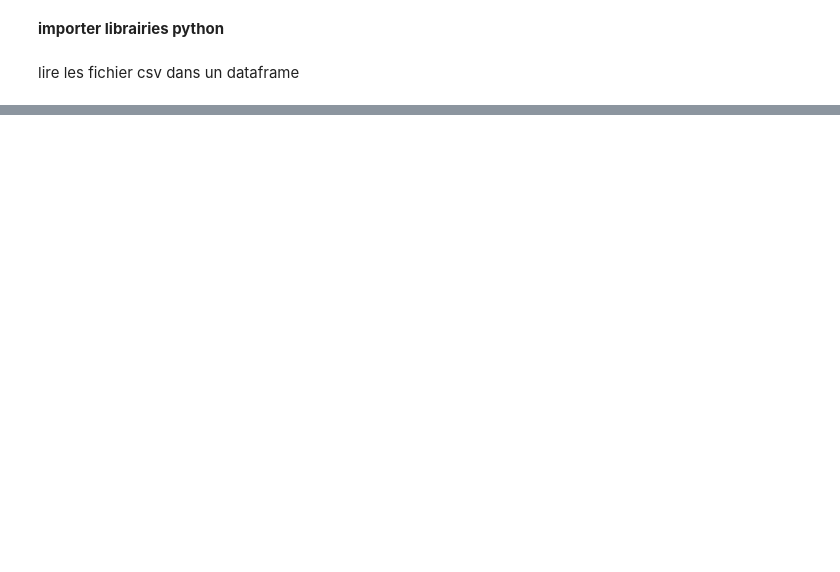
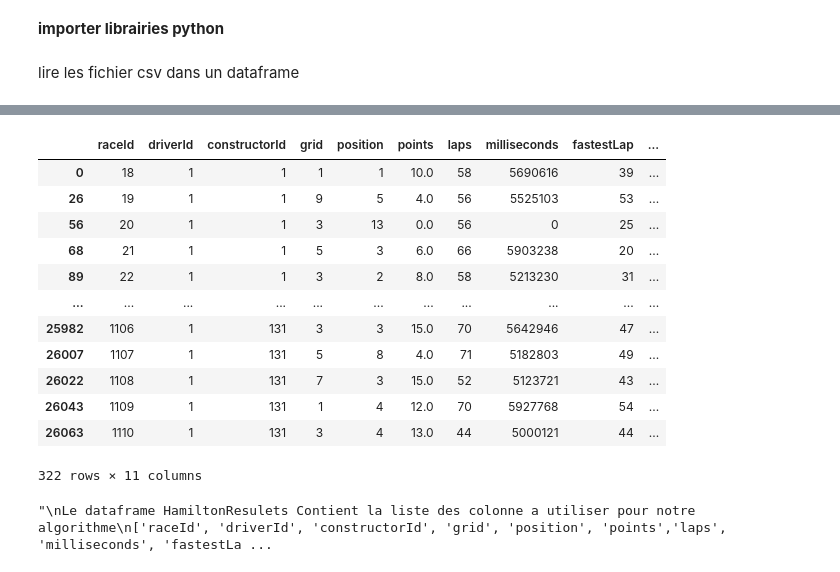
Before and after one commit to walidouchaou/Formula1_ML, a Jupyter notebook: Formula1_ML.ipynb, the cells around one changed output, grey strips where cells are left out. Cells and saved outputs as stored; diff of their text form; code cells hidden in the pictures; blank space fills up the shorter version.

```diff
--- a/Formula1_ML.ipynb
+++ b/Formula1_ML.ipynb
@@ -27,0 +77,41 @@ status= pd.read_csv('./dataSet/archive (1)//status.csv')
+# %%
+"""
+l'objectif  c'est de prédire le nombre des points d'un pilote peux gagner sur l'ensemble des courses
+    -On prend lewis hamilton comme exemple
+    -creation d'un dataframe spécialiser pour hamilton
+"""
+
+HamiltonResulets = results[results['driverId'] == 1]
+
+HamiltonResulets = HamiltonResulets.replace(['\\N', 'F', 'R', 'W', 'D'], [0, 0, 0, 0, 0])
+
+#suppression des colonne que on utilise pas
+HamiltonResulets = HamiltonResulets.drop('fastestLapTime', axis=1)
+HamiltonResulets = HamiltonResulets.drop('time', axis=1)
+
+HamiltonResulets = HamiltonResulets.drop('number', axis=1)
+HamiltonResulets = HamiltonResulets.drop('positionText', axis=1)
+HamiltonResulets = HamiltonResulets.drop('positionOrder', axis=1)
+HamiltonResulets = HamiltonResulets.drop('statusId', axis=1)
+HamiltonResulets = HamiltonResulets.drop('resultId', axis=1)
+
+display(HamiltonResulets)
+"""
+Le dataframe HamiltonResulets Contient la liste des colonne a utiliser pour notre algorithme
+['raceId', 'driverId', 'constructorId', 'grid', 'position', 'points','laps', 'milliseconds', 'fastestLap', 'rank', 'fastestLapSpeed']
+"""
+# %% [output]
+|  | raceId | driverId | constructorId | grid | position | points | laps | milliseconds | fastestLap | ... |
+| 0 | 18 | 1 | 1 | 1 | 1 | 10.0 | 58 | 5690616 | 39 | ... |
+| 26 | 19 | 1 | 1 | 9 | 5 | 4.0 | 56 | 5525103 | 53 | ... |
+| 56 | 20 | 1 | 1 | 3 | 13 | 0.0 | 56 | 0 | 25 | ... |
+| 68 | 21 | 1 | 1 | 5 | 3 | 6.0 | 66 | 5903238 | 20 | ... |
+| 89 | 22 | 1 | 1 | 3 | 2 | 8.0 | 58 | 5213230 | 31 | ... |
+| ... | ... | ... | ... | ... | ... | ... | ... | ... | ... | ... |
+| 25982 | 1106 | 1 | 131 | 3 | 3 | 15.0 | 70 | 5642946 | 47 | ... |
+| 26007 | 1107 | 1 | 131 | 5 | 8 | 4.0 | 71 | 5182803 | 49 | ... |
+| 26022 | 1108 | 1 | 131 | 7 | 3 | 15.0 | 52 | 5123721 | 43 | ... |
+| 26043 | 1109 | 1 | 131 | 1 | 4 | 12.0 | 70 | 5927768 | 54 | ... |
+| 26063 | 1110 | 1 | 131 | 3 | 4 | 13.0 | 44 | 5000121 | 44 | ... |
+322 rows × 11 columns
+"\nLe dataframe HamiltonResulets Contient la liste des colonne a utiliser pour notre algorithme\n['raceId', 'driverId', 'constructorId', 'grid', 'position', 'points','laps', 'milliseconds', 'fastestLa ...
```
Also changed, not shown: parts of 17 cells of this notebook.
